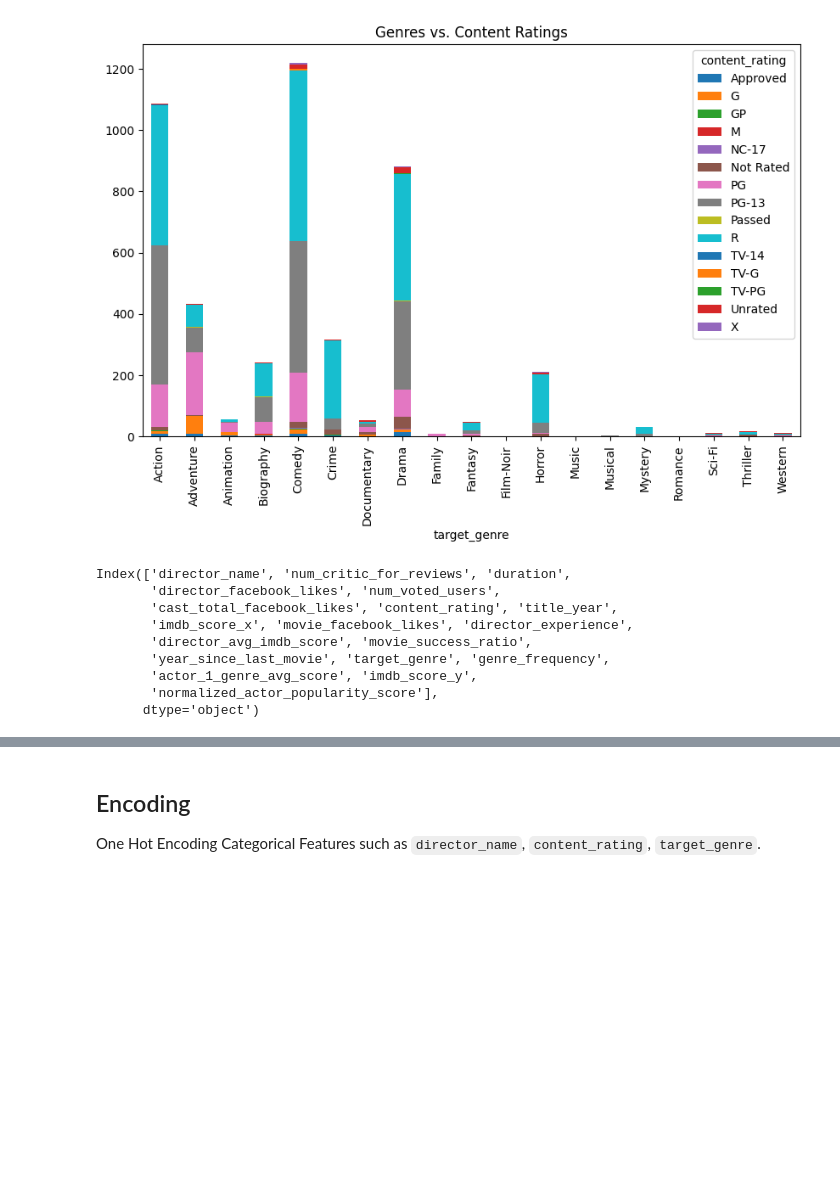
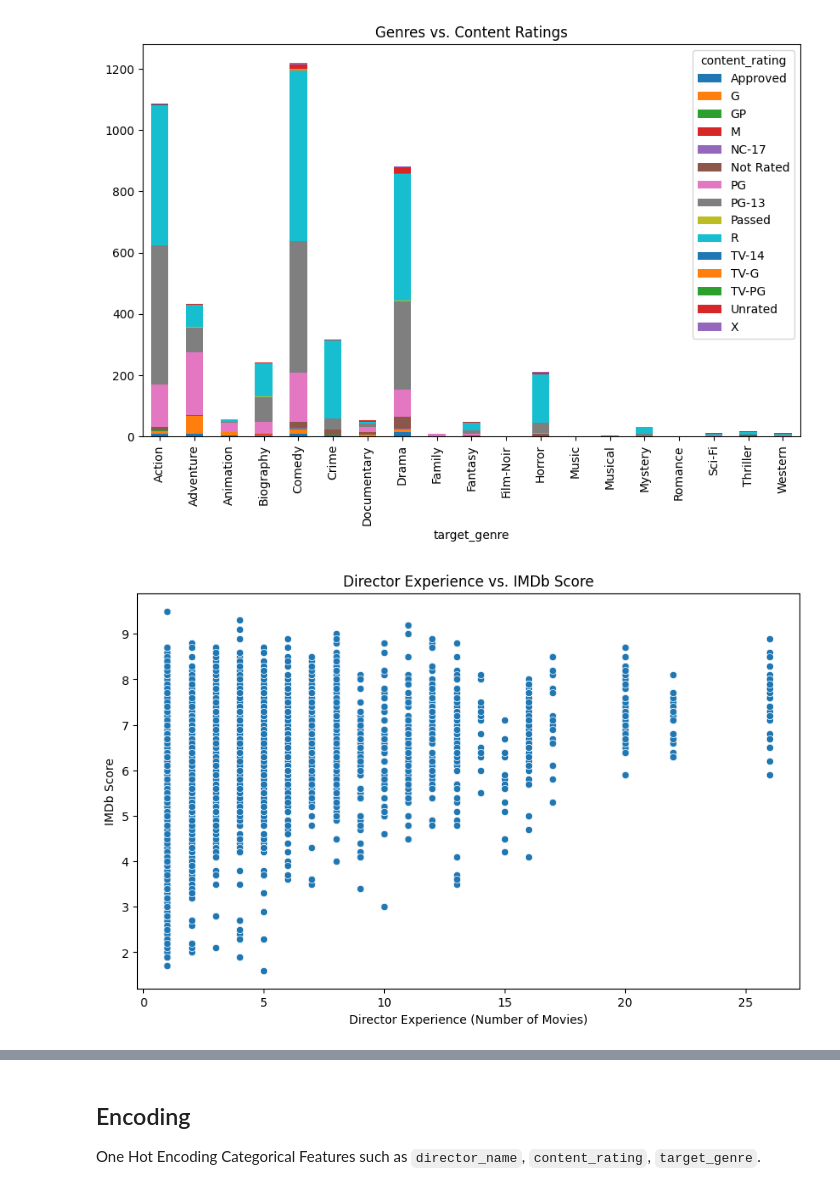
Before and after one commit to emharsha1812/CDS-Challenge, a Jupyter notebook: CodeSubmission.ipynb, the cells around one changed output, grey strips where cells are left out. Saved outputs shown, nothing was run; the diff lists cells and outputs as text; code cells hidden in the pictures; blank space fills up the shorter version.

```diff
--- a/CodeSubmission.ipynb
+++ b/CodeSubmission.ipynb
@@ -217,16 +217,16 @@ Chi-square statistic: 1884.6863079860266
 p-value: 2.0354053149509324e-247
 <Axes: title={'center': 'Genres vs. Content Ratings'}, xlabel='target_genre'>
 [figure]
-# %%
-#Features used for training
-data.columns
-# %% [output]
-Index(['director_name', 'num_critic_for_reviews', 'duration',
-       'director_facebook_likes', 'num_voted_users',
-       'cast_total_facebook_likes', 'content_rating', 'title_year',
-       'imdb_score_x', 'movie_facebook_likes', 'director_experience',
-       'director_avg_imdb_score', 'movie_success_ratio',
-       'year_since_last_movie', 'target_genre', 'genre_frequency',
-       'actor_1_genre_avg_score', 'imdb_score_y',
-       'normalized_actor_popularity_score'],
-      dtype='object')
+# %%
+
+# Visualize the relationship between director experience and IMDb score
+plt.figure(figsize=(10, 6))
+sns.scatterplot(x='director_experience', y='imdb_score_x', data=data)
+plt.title('Director Experience vs. IMDb Score')
+plt.xlabel('Director Experience (Number of Movies)')
+plt.ylabel('IMDb Score')
+plt.show()
+
+#output- The plot shows us that directors with higher experience have better IMDb scores!
+# %% [output]
+[figure, added]
```
Also changed, not shown: parts of 13 cells of this notebook, 3 other files.
